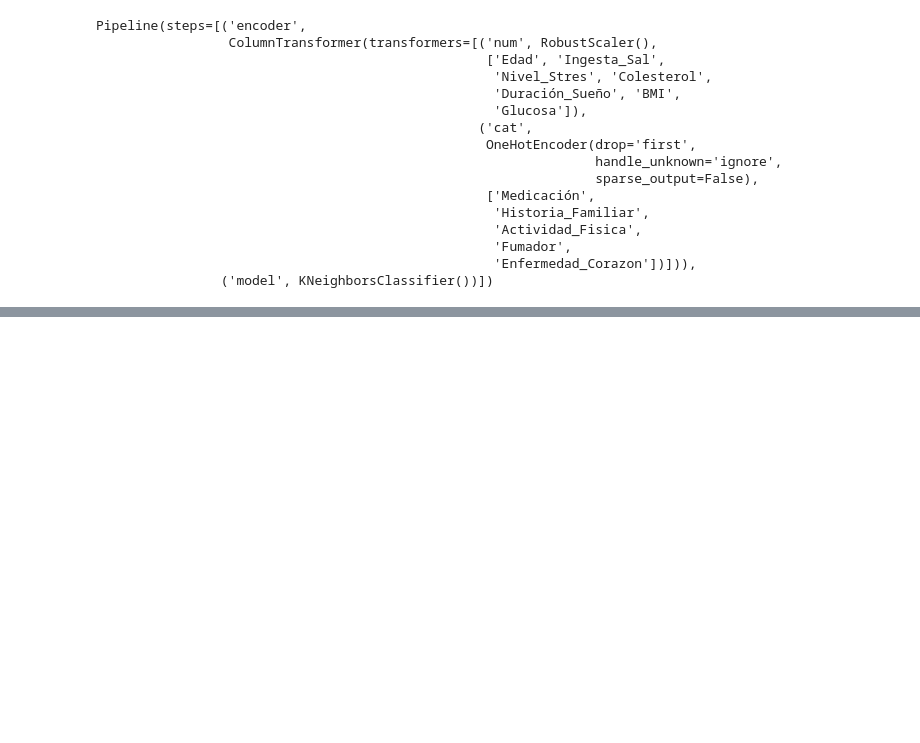
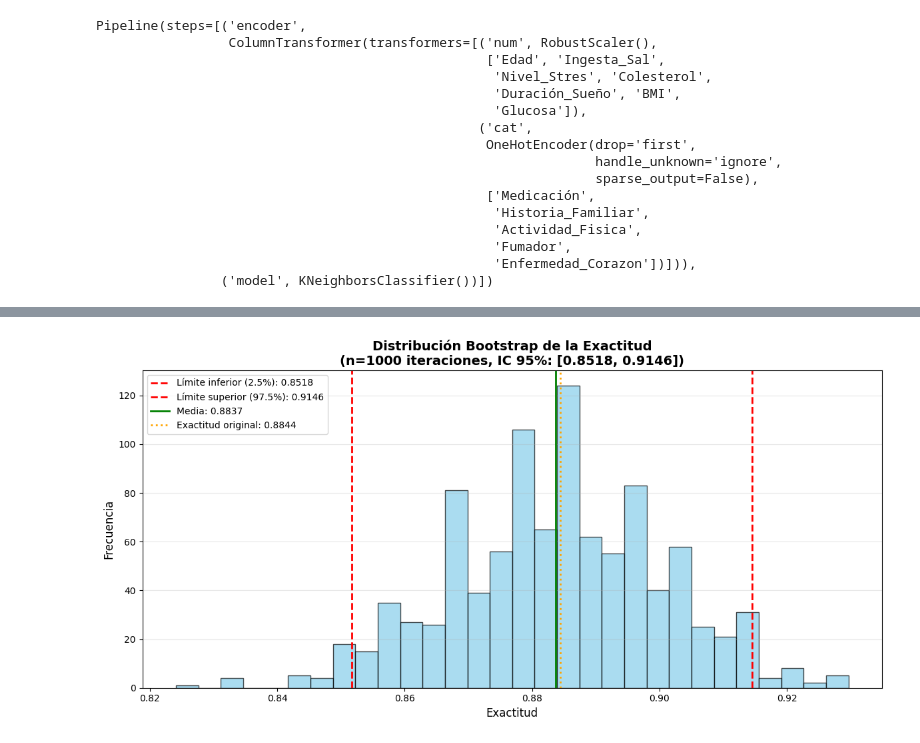
Before and after one commit to dacors-m/ml-principles, a Jupyter notebook: notebooks/stage-2/project-stage-2.ipynb, the cells around one changed output, grey strips where cells are left out. Saved outputs shown, nothing was run; the diff lists cells and outputs as text; code cells hidden in the pictures; blank space fills up the shorter version.

```diff
--- a/notebooks/stage-2/project-stage-2.ipynb
+++ b/notebooks/stage-2/project-stage-2.ipynb
@@ -451,0 +530,5 @@ y_knn_pred = knn_model_pipeline.predict(x_test)
+# %%
+accuracy_dt = accuracy_score(y_test, y_dst_pred)
+precision_dt = precision_score(y_test, y_dst_pred, pos_label='Si')
+recall_dt = recall_score(y_test, y_dst_pred, pos_label='Si')
+f1_dt = f1_score(y_test, y_dst_pred, pos_label='Si')
@@ -451,0 +589,12 @@ y_knn_pred = knn_model_pipeline.predict(x_test)
+# %%
+n_iterations = 1000
+random_state = 42
+confidence_level = 0.95
+
+
+bootstrap_accuracies = []
+
+print(f"Configuración del bootstrapping:")
+print(f"- Número de iteraciones: {n_iterations}")
+print(f"- Nivel de confianza: {confidence_level * 100}%")
+print(f"- Tamaño del conjunto de prueba: {len(y_test)}")
@@ -451,0 +673,27 @@ y_knn_pred = knn_model_pipeline.predict(x_test)
+# %%
+plt.figure(figsize=(12, 6))
+
+plt.hist(bootstrap_accuracies, bins=30, edgecolor='black', alpha=0.7, color='skyblue')
+
+plt.axvline(lower_bound, color='red', linestyle='--', linewidth=2,
+            label=f'Límite inferior (2.5%): {lower_bound:.4f}')
+plt.axvline(upper_bound, color='red', linestyle='--', linewidth=2,
+            label=f'Límite superior (97.5%): {upper_bound:.4f}')
+
+plt.axvline(mean_accuracy, color='green', linestyle='-', linewidth=2,
+            label=f'Media: {mean_accuracy:.4f}')
+
+plt.axvline(accuracy_dt, color='orange', linestyle=':', linewidth=2,
+            label=f'Exactitud original: {accuracy_dt:.4f}')
+
+plt.xlabel('Exactitud', fontsize=12)
+plt.ylabel('Frecuencia', fontsize=12)
+plt.title(f'Distribución Bootstrap de la Exactitud\n(n={n_iterations} iteraciones, IC 95%: [{lower_bound:.4f}, {upper_bound:.4f}])',
+          fontsize=14, fontweight='bold')
+plt.legend(loc='upper left', fontsize=10)
+plt.grid(axis='y', alpha=0.3)
+
+plt.tight_layout()
+plt.show()
+# %% [output]
+[figure, added]
```
Also changed, not shown: parts of 53 cells of this notebook.
